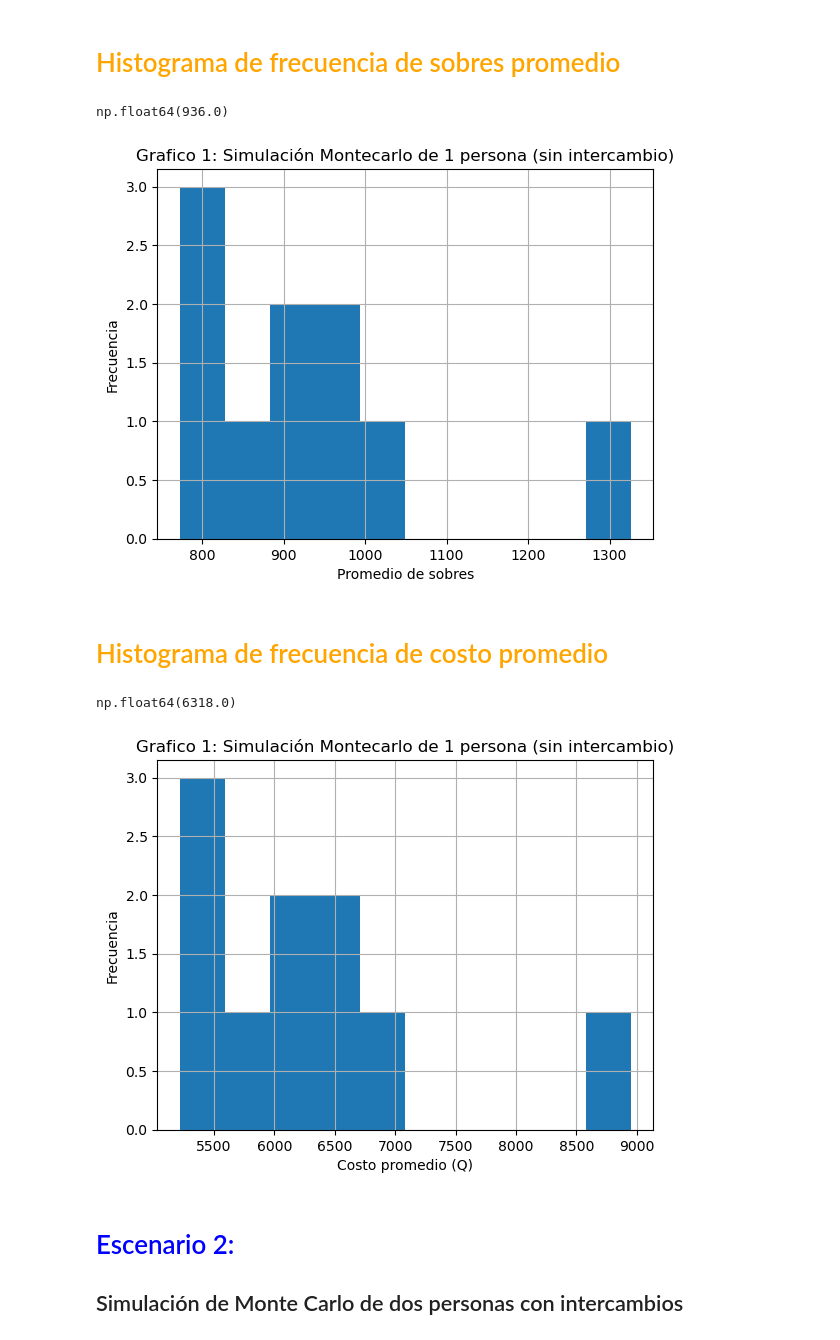
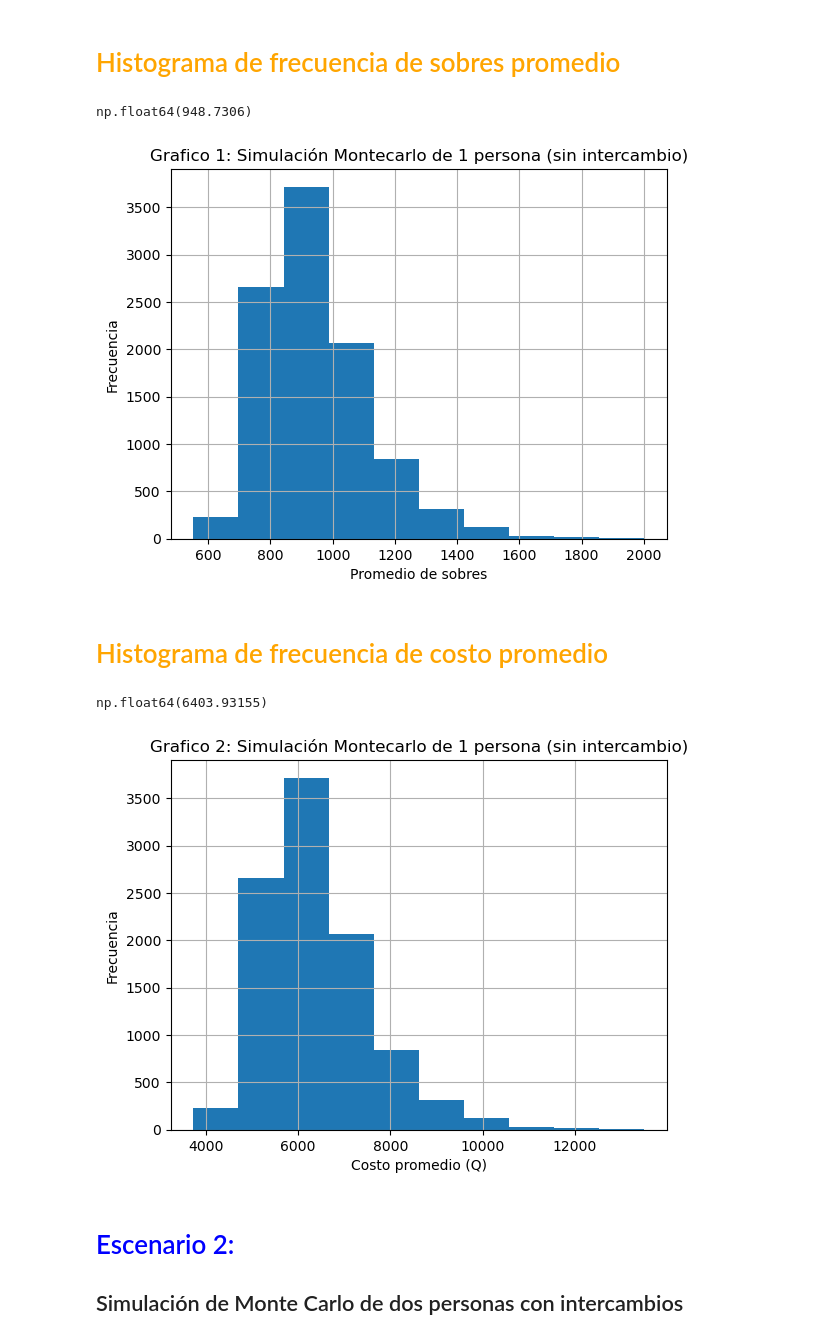
Before and after one commit to PES-BG-2025/proj-y-messicode, a Jupyter notebook: simulacion_album.ipynb, the cells around one changed output. Saved outputs shown, nothing was run; the diff lists cells and outputs as text; code cells hidden in the pictures.

```diff
--- a/simulacion_album.ipynb
+++ b/simulacion_album.ipynb
@@ -10,38 +10,35 @@
 # <span style="color:blue">Escenario 1: </span>
 ## Simulación de Monte Carlo de una persona sin intercambio
 # %%
-#Algoritmo para un sujeto sin intercambio.
 import numpy as np
 import matplotlib.pyplot as plt
 import pandas as pd
 
-#Definicion variables
-numero_simulaciones=100
+numero_simulaciones=10000
 
-#Definir listas y otras variables
-
-Resultados=[]
+#Definimos listas iniciales para añadir resultados por simulación
+Resultados_sobres=[]
 Costo_tot_sobres=[]
 Repetidas_tot = []
 
+#Inicia ronda de simulacion 1,2,3,4...etc
+for simulacion in range(numero_simulaciones):
 
-for i in range(numero_simulaciones):
+    #Definimos constantes
     estampas_totales = 670
     costo_sobre=6.75
-    costo_libro=15
+
+    #Definimos valores iniciales de variables
     sobres_comprados = 0
-
     album = []
     estampas_faltantes = estampas_totales - len(album)
     lista_repetidas = []
-    intercambiables = len(lista_repetidas)
 
-
-
+    #Definimos funcion de abrir sobre (simula una accion de abrir sobre y pegar una estampa en el album, o añadir a la lista de repetidas)
     def abrir_sobre(estampas_sobre=5):
         #Hace referencia a que las asignaciones de estas variables modifican las variables globales existentes (definidas fuera de la funcion)
         #Cada vez que se invoque la funcion abrir_sobre se esta modificando las variables globales
-        global sobres_comprados,estampas_faltantes,intercambiables
+        global sobres_comprados,estampas_faltantes
         sobres_comprados +=1
         num_estampa= np.random.choice(np.arange(1, 671), size=estampas_sobre, replace=False)
 
@@ -51,20 +48,19 @@ for i in range(numero_simulaciones):
             else:
                 lista_repetidas.append(estampa)
         estampas_faltantes=estampas_totales-len(album)
-        intercambiables = len(lista_repetidas)
 
-
+    #Mientras el coleccionista tenga estampas faltantes, sigue abriendo sobres
     while estampas_faltantes>0:
         abrir_sobre()
 
-    Resultados.append(sobres_comprados)
+    #Recopilamos resultados de sobres totales, costo total, y total repetidas de cada simulación
+    Resultados_sobres.append(sobres_comprados)
     Costo_tot_sobres.append(costo_sobre*sobres_comprados)
-    Repetidas_tot.append(intercambiables)
+    Repetidas_tot.append(len(lista_repetidas))
 
-Sobres_prom=sum(Resultados)/numero_simulaciones
-
+#Determinamos resultados finales promedios con todas las simulaciones
+Sobres_prom=sum(Resultados_sobres)/numero_simulaciones
 Costo_prom=sum(Costo_tot_sobres)/numero_simulaciones
-
 Repe_prom= sum(Repetidas_tot)/numero_simulaciones
 # %% [markdown]
 # <span style="color:green">Resultados sin Intercambio </span>
@@ -88,6 +79,13 @@ data_frame_simulaciones=pd.DataFrame({"Promedio sobres":serie_sobres_simulacione
+# %%
+#Dataframe de datos por simulación
+serie_sobres_simulaciones=pd.Series(Resultados_sobres)
+serie_costo_simulaciones=pd.Series(Costo_tot_sobres)
+data_frame_simulaciones=pd.DataFrame({"Promedio sobres":serie_sobres_simulaciones,"Costo sobres":serie_costo_simulaciones})
+#data_frame_simulaciones
 # %% [markdown]
 # <span style="color:orange">Histograma de frecuencia de sobres promedio </span>
 # %%
+#Histograma de sobres promedio
 grafico1=data_frame_simulaciones["Promedio sobres"].hist()
 
 grafico1.set_title("Grafico 1: Simulación Montecarlo de 1 persona (sin intercambio)")
@@ -96,21 +94,22 @@ grafico1.set_ylabel("Frecuencia")
 
 data_frame_simulaciones["Promedio sobres"].mean()
 # %% [output]
-np.float64(936.0)
+np.float64(948.7306)
-[figure, old version]
+[figure, new version]
 # %% [markdown]
 # <span style="color:orange">Histograma de frecuencia de costo promedio </span>
 # %%
+#Histograma de costo promedio
 grafico2=data_frame_simulaciones["Costo sobres"].hist()
 
-grafico2.set_title("Grafico 1: Simulación Montecarlo de 1 persona (sin intercambio)")
+grafico2.set_title("Grafico 2: Simulación Montecarlo de 1 persona (sin intercambio)")
 grafico2.set_xlabel("Costo promedio (Q)")
 grafico2.set_ylabel("Frecuencia")
 
 data_frame_simulaciones["Costo sobres"].mean()
 # %% [output]
-np.float64(6318.0)
+np.float64(6403.93155)
-[figure, old version]
+[figure, new version]
 # %% [markdown]
 # <span style="color:blue">Escenario 2: </span>
 ## Simulación de Monte Carlo de dos personas con intercambios
```
Also changed, not shown: parts of 9 cells of this notebook.
